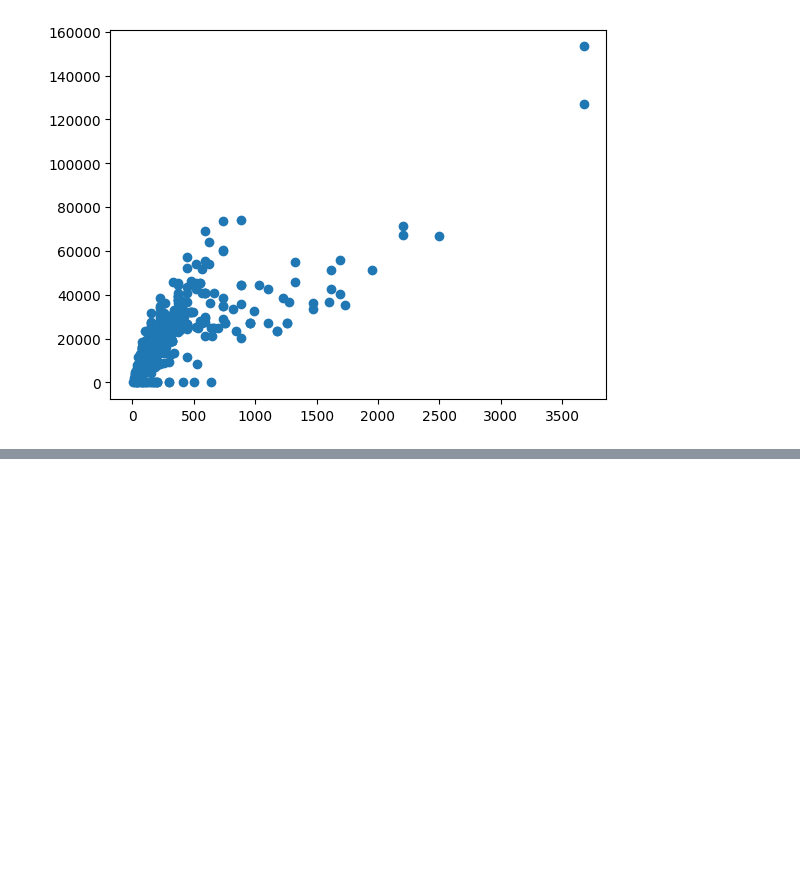
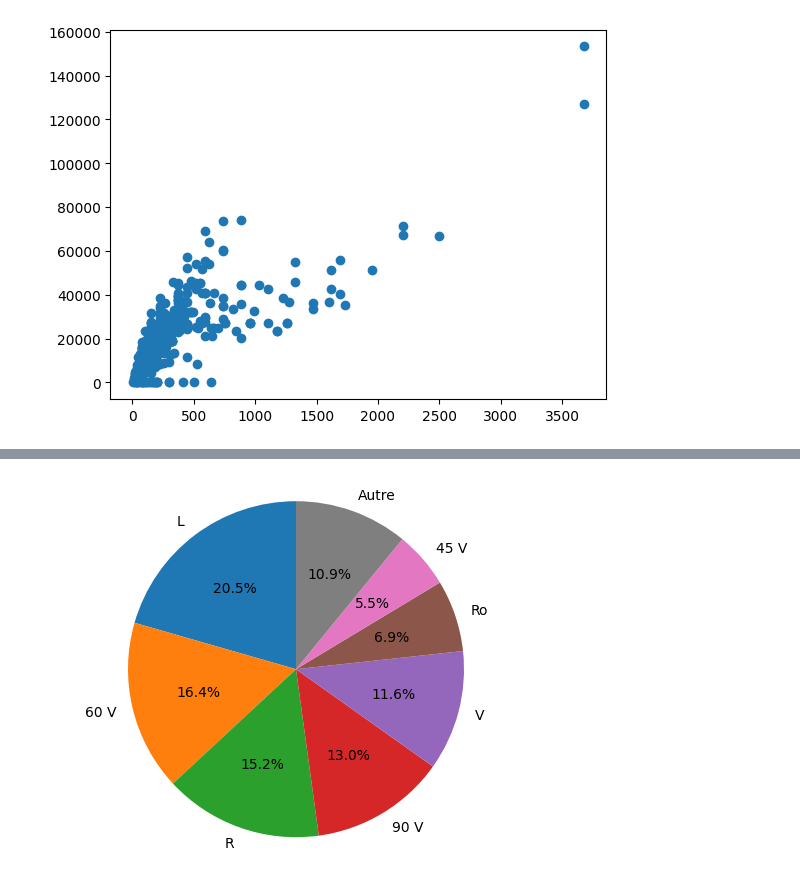
Before and after one commit to Paulciapello/Projet_Info_L2, a Jupyter notebook: main.ipynb, the cells around one changed output, grey strips where cells are left out. Drawn from its saved outputs; the diff is of its cells as text; code cells hidden in the pictures; blank space fills up the shorter version.

```diff
--- a/main.ipynb
+++ b/main.ipynb
@@ -189,0 +254,22 @@ plt.scatter(df['Puissance_Moteurs_kwatt'],df['Cylindrées_cm^3'])
+# %%
+# extraire les données de la colonne du dataframe
+counts = df['Config_Moteurs'].value_counts()
+total = counts.sum()
+labels = counts.index.tolist()
+
+# définir les seuils pour les valeurs à remplacer
+threshold = 0.03
+others = counts[counts/total < threshold]
+
+# remplacer les valeurs inférieures à 5% par "Autre"
+counts = counts.drop(others.index)
+counts['Autre'] = others.sum()
+
+# créer le graphique en secteurs (pie chart)
+fig, ax = plt.subplots()
+ax.pie(counts, labels=counts.index.tolist(), autopct='%1.1f%%', startangle=90)
+ax.axis('equal')  # rendre le cercle parfait
+
+plt.show()
+# %% [output]
+[figure, added]
```
Also changed, not shown: parts of 5 cells of this notebook.
